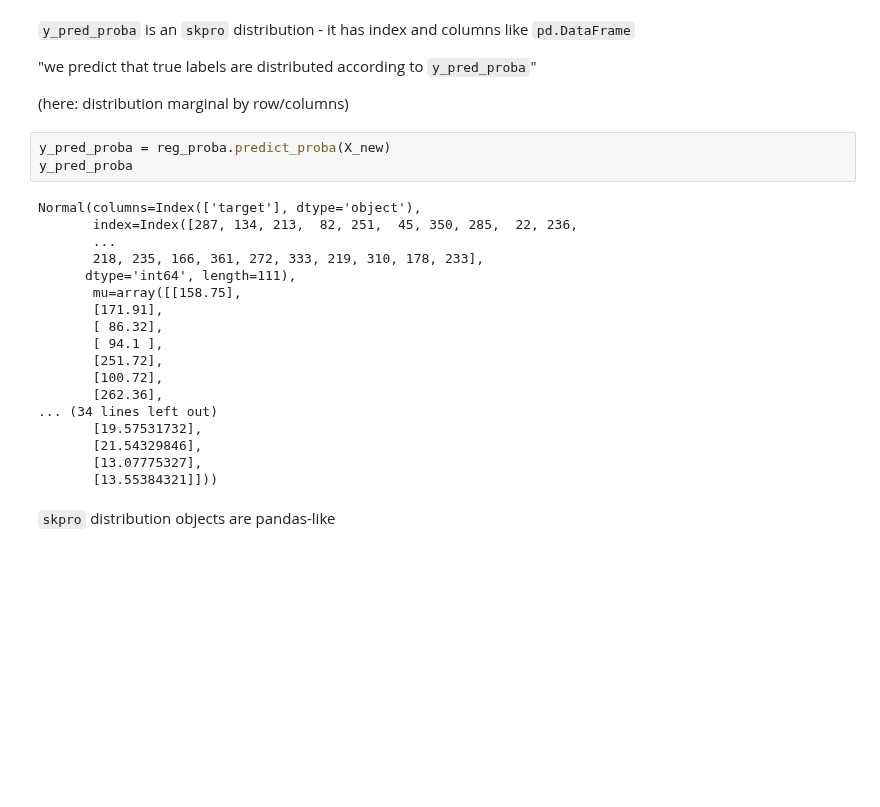
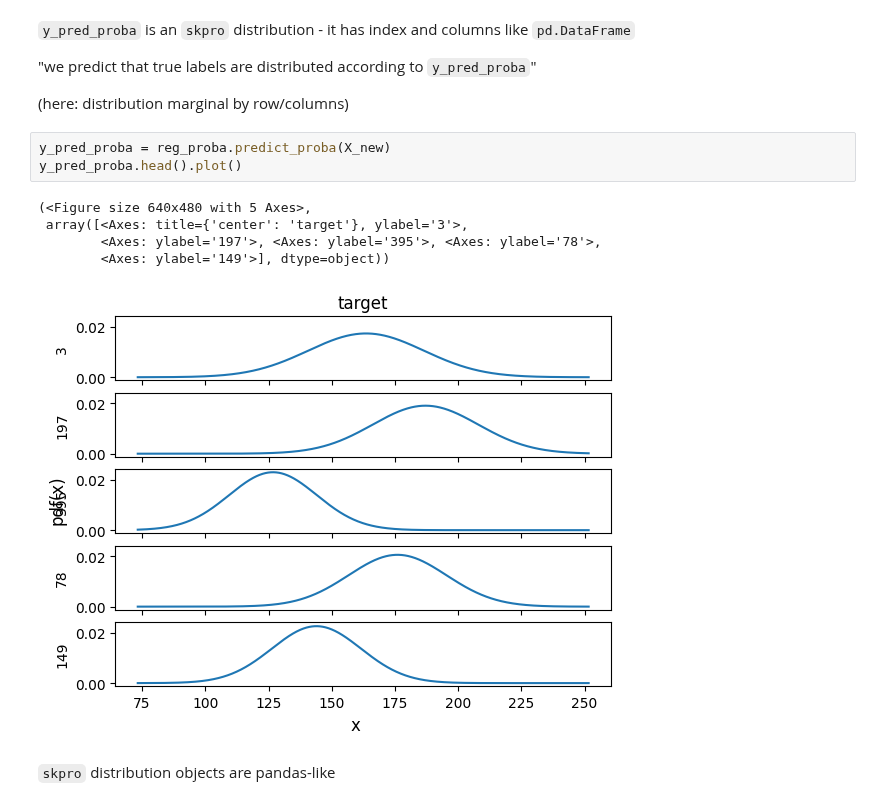
Before and after one commit to sktime/skpro, a Jupyter notebook: examples/01_skpro_intro.ipynb, the cells around one changed output. Saved outputs shown, nothing was run; the diff lists cells and outputs as text; blank space fills up the shorter version.

```diff
--- a/examples/01_skpro_intro.ipynb
+++ b/examples/01_skpro_intro.ipynb
@@ -93,25 +95,13 @@ y_pred_mean = reg_proba.predict(X_new)
 (here: distribution marginal by row/columns)
 # %%
 y_pred_proba = reg_proba.predict_proba(X_new)
-y_pred_proba
+y_pred_proba.head().plot()
 # %% [output]
-Normal(columns=Index(['target'], dtype='object'),
-       index=Index([287, 134, 213,  82, 251,  45, 350, 285,  22, 236,
-       ...
-       218, 235, 166, 361, 272, 333, 219, 310, 178, 233],
-      dtype='int64', length=111),
-       mu=array([[158.75],
-       [171.91],
-       [ 86.32],
-       [ 94.1 ],
-       [251.72],
-       [100.72],
-       [262.36],
-... (34 lines left out)
-       [19.57531732],
-       [21.54329846],
-       [13.07775327],
-       [13.55384321]]))
+(<Figure size 640x480 with 5 Axes>,
+ array([<Axes: title={'center': 'target'}, ylabel='3'>,
+        <Axes: ylabel='197'>, <Axes: ylabel='395'>, <Axes: ylabel='78'>,
+        <Axes: ylabel='149'>], dtype=object))
+[figure, added]
 # %% [markdown]
 `skpro` distribution objects are pandas-like
 # %%
```
Also changed, not shown: parts of 61 cells of this notebook.
